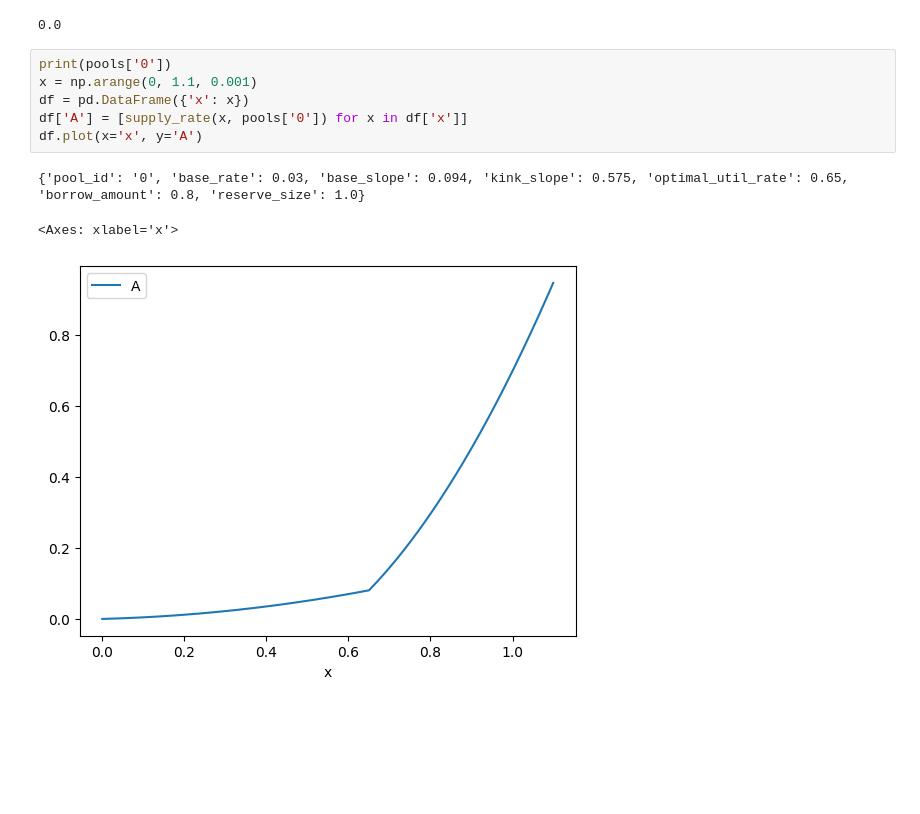
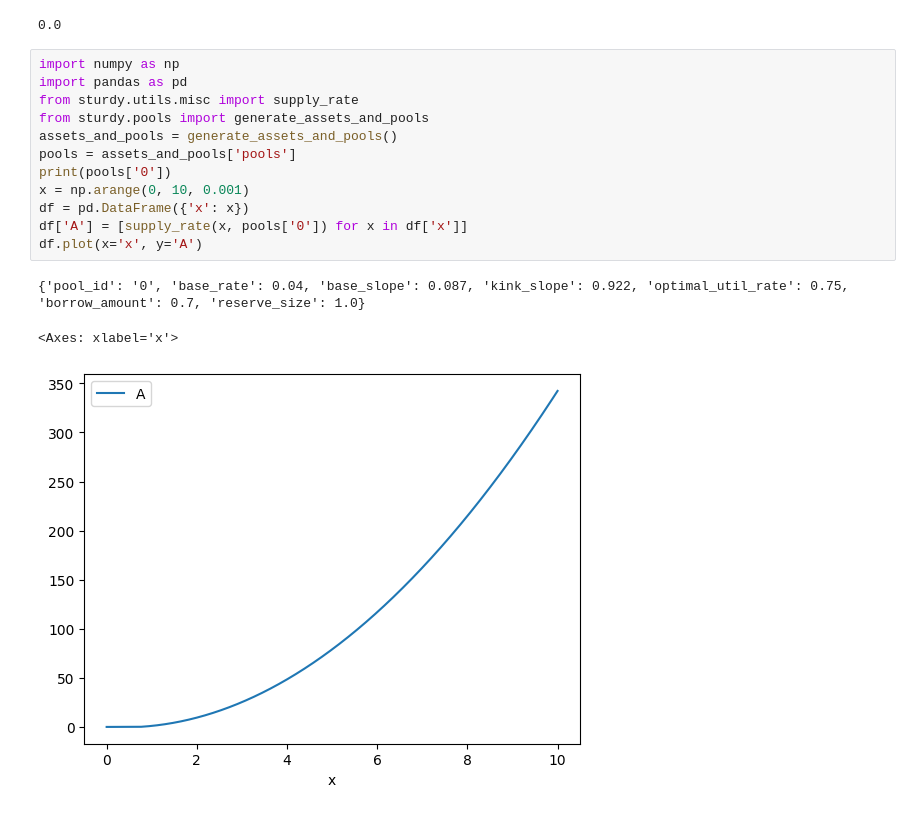
Before and after one commit to phungkhaccuong/SN10, a Jupyter notebook: sturdy/plot.ipynb, the cells around one changed output. Saved outputs shown, nothing was run; the diff lists cells and outputs as text; blank space fills up the shorter version.

```diff
--- a/sturdy/plot.ipynb
+++ b/sturdy/plot.ipynb
@@ -59,12 +113,18 @@ pool_yield
 # %% [output]
 0.0
 # %%
+import numpy as np
+import pandas as pd
+from sturdy.utils.misc import supply_rate
+from sturdy.pools import generate_assets_and_pools
+assets_and_pools = generate_assets_and_pools()
+pools = assets_and_pools['pools']
 print(pools['0'])
-x = np.arange(0, 1.1, 0.001)
+x = np.arange(0, 10, 0.001)
 df = pd.DataFrame({'x': x})
 df['A'] = [supply_rate(x, pools['0']) for x in df['x']]
 df.plot(x='x', y='A')
 # %% [output]
-{'pool_id': '0', 'base_rate': 0.03, 'base_slope': 0.094, 'kink_slope': 0.575, 'optimal_util_rate': 0.65, 'borrow_amount': 0.8, 'reserve_size': 1.0}
+{'pool_id': '0', 'base_rate': 0.04, 'base_slope': 0.087, 'kink_slope': 0.922, 'optimal_util_rate': 0.75, 'borrow_amount': 0.7, 'reserve_size': 1.0}
 <Axes: xlabel='x'>
-[figure, old version]
+[figure, new version]
```
Also changed, not shown: parts of 3 cells of this notebook, 4 other files.
